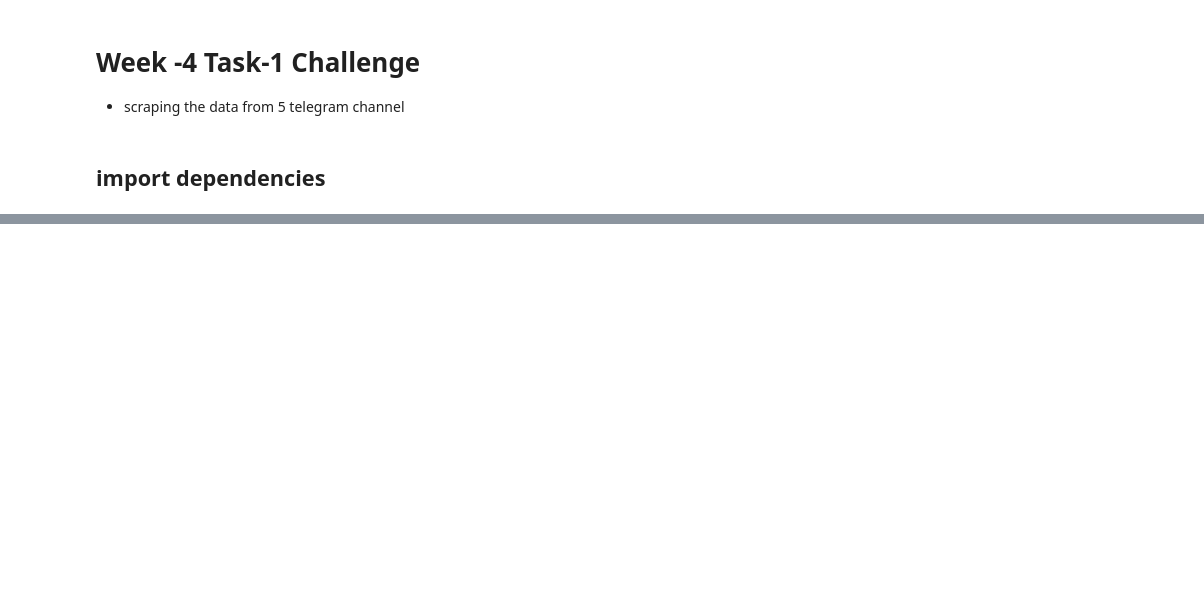
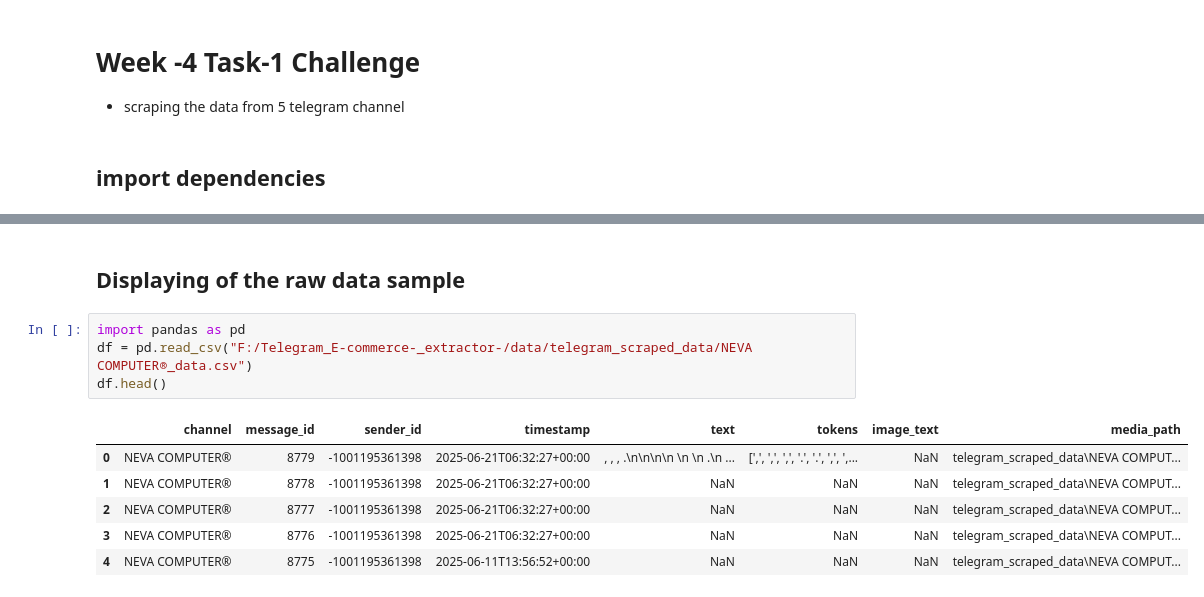
Before and after one commit to nanecha/Telegram_E-commerce-_extractor-, a Jupyter notebook: notebooks/telegram_preprocessing_labelling.ipynb, the cells around one changed output, grey strips where cells are left out. Cells and saved outputs as stored; diff of their text form; blank space fills up the shorter version.

```diff
--- a/notebooks/telegram_preprocessing_labelling.ipynb
+++ b/notebooks/telegram_preprocessing_labelling.ipynb
@@ -77,0 +41,13 @@ ApiIdInvalidError: The api_id/api_hash combination is invalid (caused by SendCod
+# %% [markdown]
+## Displaying of the raw data sample
+# %%
+import pandas as pd
+df = pd.read_csv("F:/Telegram_E-commerce-_extractor-/data/telegram_scraped_data/NEVA COMPUTER®_data.csv")
+df.head()
+# %% [output]
+|  | channel | message_id | sender_id | timestamp | text | tokens | image_text | media_path |
+| 0 | NEVA COMPUTER® | 8779 | -1001195361398 | 2025-06-21T06:32:27+00:00 | , , , .\n\n\n\n \n \n .\n ... | [',', ',', ',', '.', '.', ',', ',... | NaN | telegram_scraped_data\NEVA COMPUT... |
+| 1 | NEVA COMPUTER® | 8778 | -1001195361398 | 2025-06-21T06:32:27+00:00 | NaN | NaN | NaN | telegram_scraped_data\NEVA COMPUT... |
+| 2 | NEVA COMPUTER® | 8777 | -1001195361398 | 2025-06-21T06:32:27+00:00 | NaN | NaN | NaN | telegram_scraped_data\NEVA COMPUT... |
+| 3 | NEVA COMPUTER® | 8776 | -1001195361398 | 2025-06-21T06:32:27+00:00 | NaN | NaN | NaN | telegram_scraped_data\NEVA COMPUT... |
+| 4 | NEVA COMPUTER® | 8775 | -1001195361398 | 2025-06-11T13:56:52+00:00 | NaN | NaN | NaN | telegram_scraped_data\NEVA COMPUT... |
```
Also changed, not shown: parts of 32 cells of this notebook.
